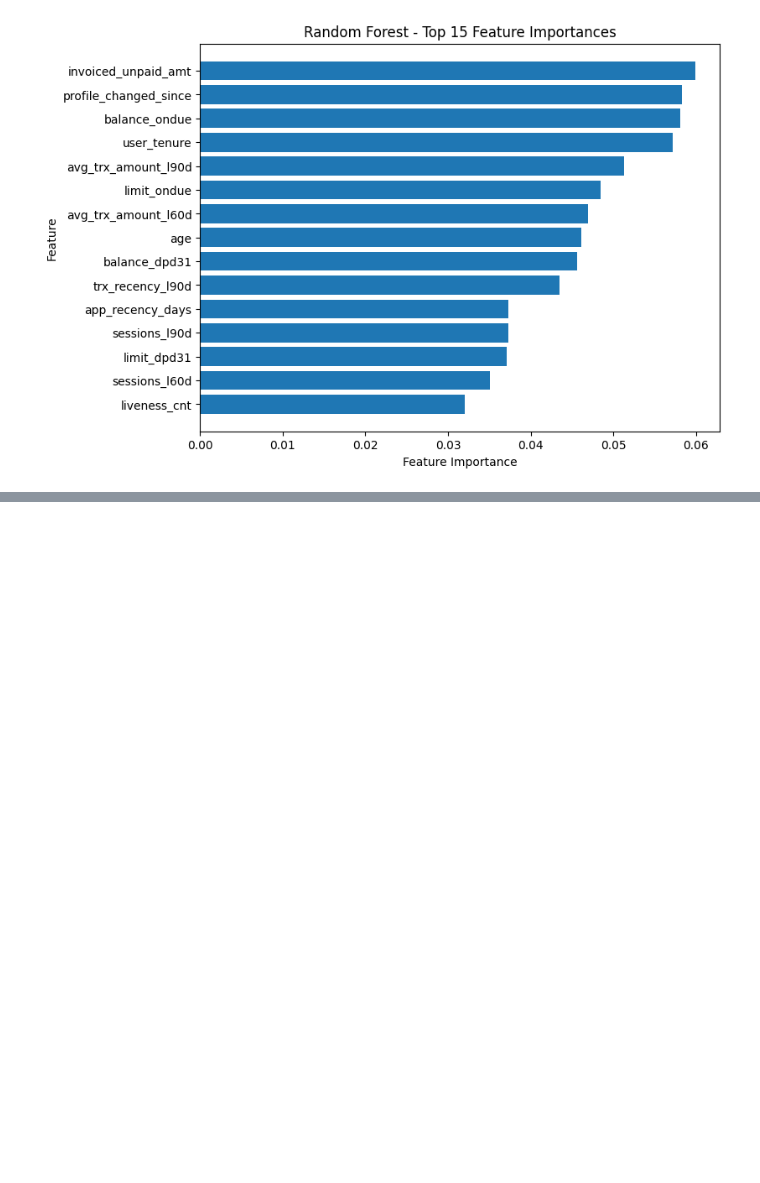
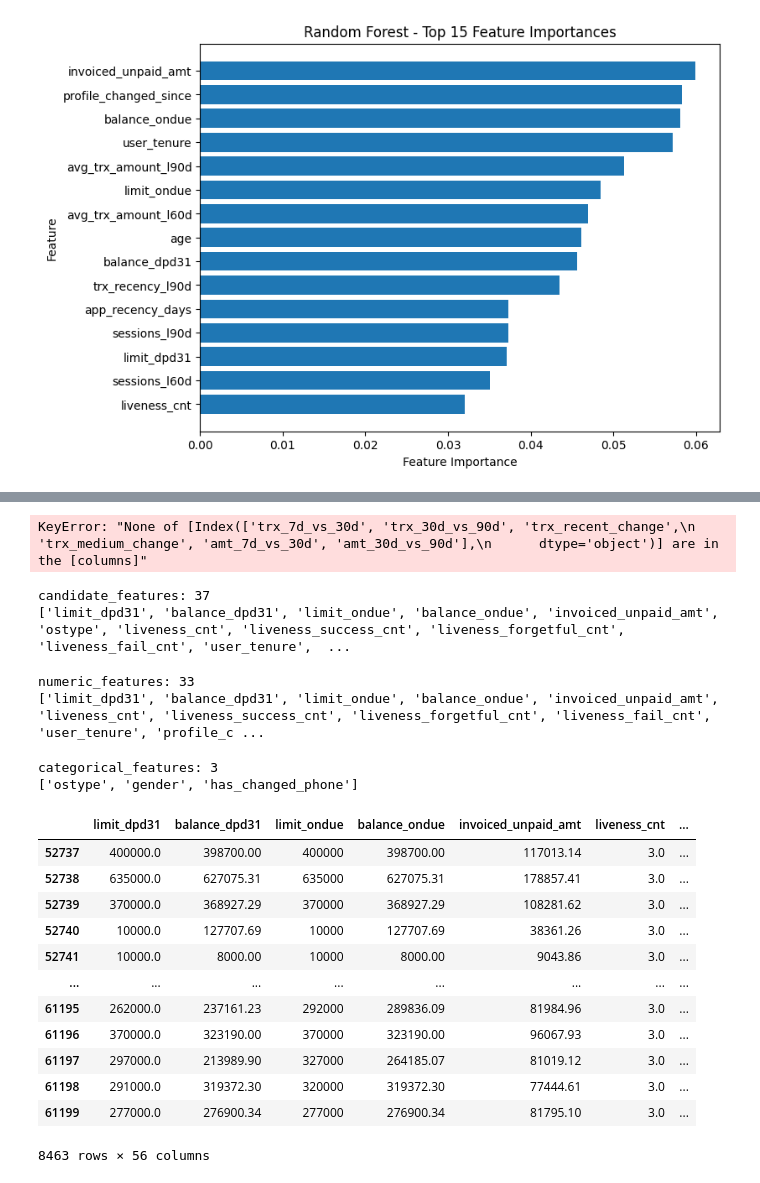
Before and after one commit to Khishigjargal42/toki_ds_task, a Jupyter notebook: notebooks/01_Toki_DPD91_Model.ipynb, the cells around one changed output, grey strips where cells are left out. Cells and saved outputs as stored; diff of their text form; code cells hidden in the pictures; blank space fills up the shorter version.

```diff
--- a/notebooks/01_Toki_DPD91_Model.ipynb
+++ b/notebooks/01_Toki_DPD91_Model.ipynb
@@ -3704,0 +4432,22 @@ plt.show()
+# %%
+print(X_train[engineered_features].describe())
+# %% [output]
+KeyError: "None of [Index(['trx_7d_vs_30d', 'trx_30d_vs_90d', 'trx_recent_change',\n       'trx_medium_change', 'amt_7d_vs_30d', 'amt_30d_vs_90d'],\n      dtype='object')] are in the [columns]"
+# %%
+print("candidate_features:", len(candidate_features))
+print(candidate_features)
+# %% [output]
+candidate_features: 37
+['limit_dpd31', 'balance_dpd31', 'limit_ondue', 'balance_ondue', 'invoiced_unpaid_amt', 'ostype', 'liveness_cnt', 'liveness_success_cnt', 'liveness_forgetful_cnt', 'liveness_fail_cnt', 'user_tenure',  ...
+# %%
+print("numeric_features:", len(numeric_features))
+print(numeric_features)
+# %% [output]
+numeric_features: 33
+['limit_dpd31', 'balance_dpd31', 'limit_ondue', 'balance_ondue', 'invoiced_unpaid_amt', 'liveness_cnt', 'liveness_success_cnt', 'liveness_forgetful_cnt', 'liveness_fail_cnt', 'user_tenure', 'profile_c ...
+# %%
+print("categorical_features:", len(categorical_features))
+print(categorical_features)
+# %% [output]
+categorical_features: 3
+['ostype', 'gender', 'has_changed_phone']
@@ -3704,0 +4465,21 @@ plt.show()
+# %%
+numeric_features
+categorical_features
+X_train
+X_val
+X_test
+X_pred
+# %% [output]
+|  | limit_dpd31 | balance_dpd31 | limit_ondue | balance_ondue | invoiced_unpaid_amt | liveness_cnt | ... |
+| 52737 | 400000.0 | 398700.00 | 400000 | 398700.00 | 117013.14 | 3.0 | ... |
+| 52738 | 635000.0 | 627075.31 | 635000 | 627075.31 | 178857.41 | 3.0 | ... |
+| 52739 | 370000.0 | 368927.29 | 370000 | 368927.29 | 108281.62 | 3.0 | ... |
+| 52740 | 10000.0 | 127707.69 | 10000 | 127707.69 | 38361.26 | 3.0 | ... |
+| 52741 | 10000.0 | 8000.00 | 10000 | 8000.00 | 9043.86 | 3.0 | ... |
+| ... | ... | ... | ... | ... | ... | ... | ... |
+| 61195 | 262000.0 | 237161.23 | 292000 | 289836.09 | 81984.96 | 3.0 | ... |
+| 61196 | 370000.0 | 323190.00 | 370000 | 323190.00 | 96067.93 | 3.0 | ... |
+| 61197 | 297000.0 | 213989.90 | 327000 | 264185.07 | 81019.12 | 3.0 | ... |
+| 61198 | 291000.0 | 319372.30 | 320000 | 319372.30 | 77444.61 | 3.0 | ... |
+| 61199 | 277000.0 | 276900.34 | 277000 | 276900.34 | 81795.10 | 3.0 | ... |
+8463 rows × 56 columns
```
Also changed, not shown: parts of 98 cells of this notebook, 2 other files.
